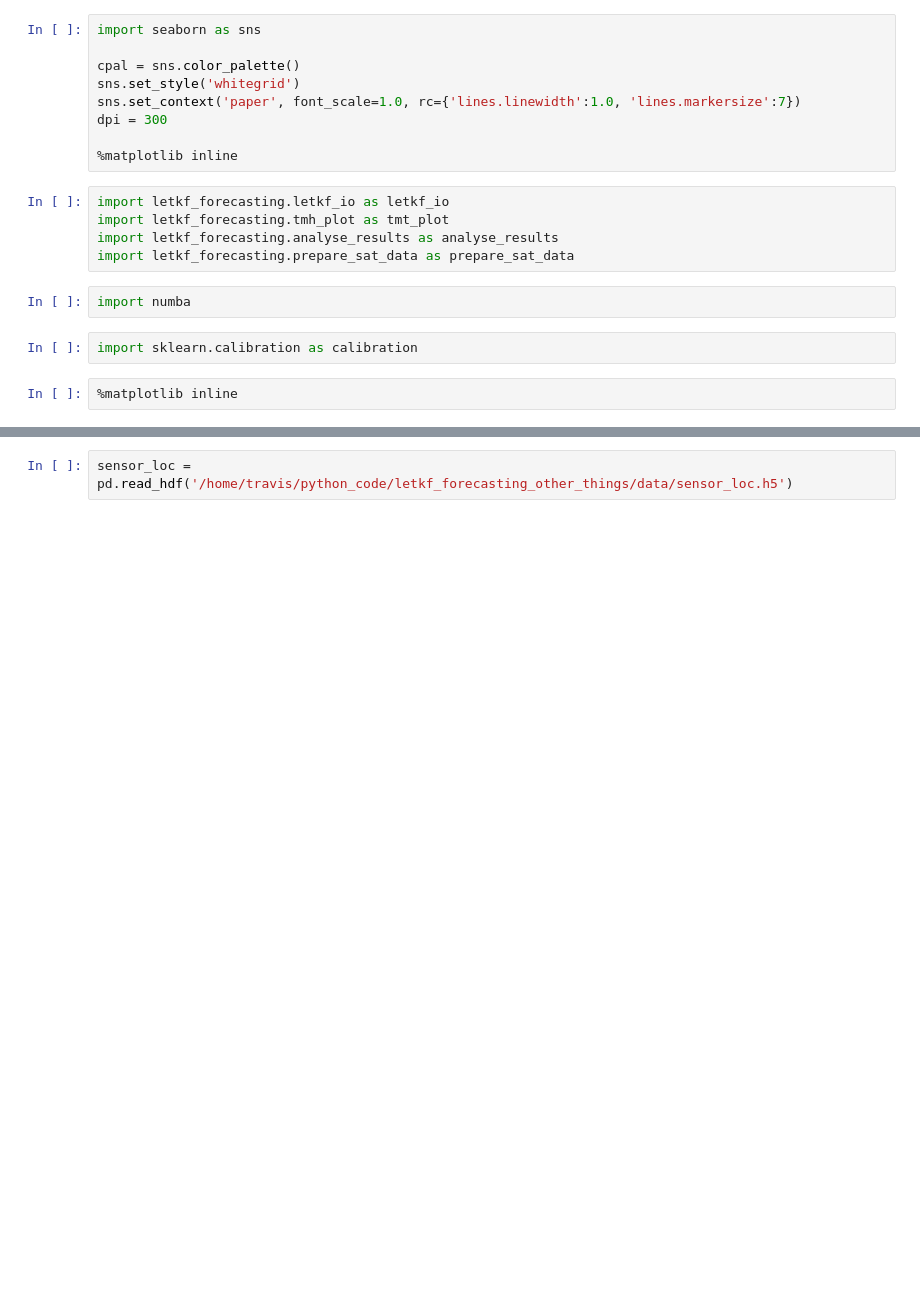
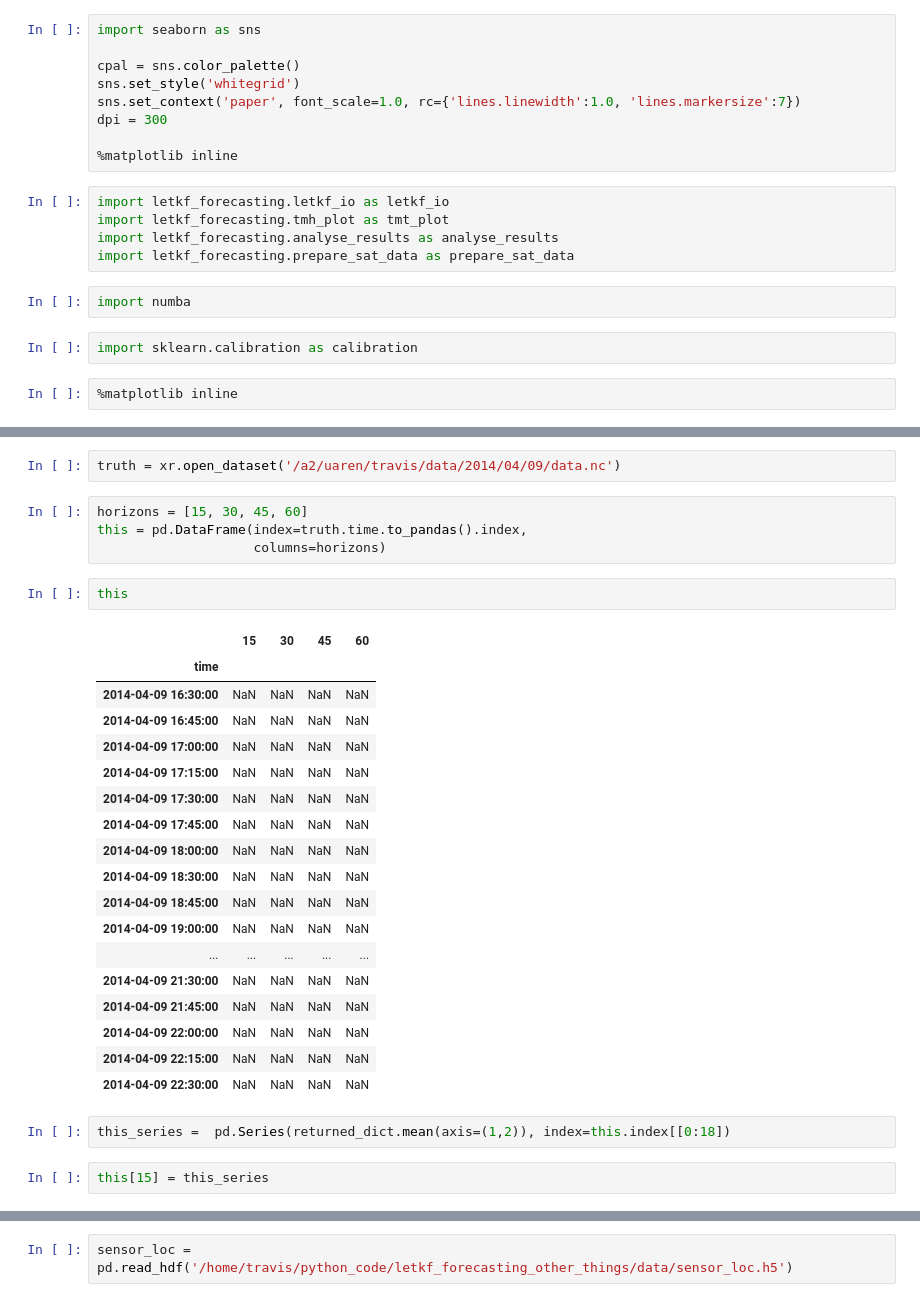
Before and after one commit to travisMharty/letkf_forecasting, a Jupyter notebook: notebooks/Probability Analysis many days.ipynb, the cells around one changed output, grey strips where cells are left out. Saved outputs shown, nothing was run; the diff lists cells and outputs as text; blank space fills up the shorter version.

```diff
--- a/notebooks/Probability Analysis many days.ipynb
+++ b/notebooks/Probability Analysis many days.ipynb
@@ -29,0 +75,31 @@ import sklearn.calibration as calibration
+# %%
+truth = xr.open_dataset('/a2/uaren/travis/data/2014/04/09/data.nc')
+# %%
+horizons = [15, 30, 45, 60]
+this = pd.DataFrame(index=truth.time.to_pandas().index,
+                    columns=horizons)
+# %%
+this
+# %% [output]
+|  | 15 | 30 | 45 | 60 |
+| time |  |  |  |  |
+| 2014-04-09 16:30:00 | NaN | NaN | NaN | NaN |
+| 2014-04-09 16:45:00 | NaN | NaN | NaN | NaN |
+| 2014-04-09 17:00:00 | NaN | NaN | NaN | NaN |
+| 2014-04-09 17:15:00 | NaN | NaN | NaN | NaN |
+| 2014-04-09 17:30:00 | NaN | NaN | NaN | NaN |
+| 2014-04-09 17:45:00 | NaN | NaN | NaN | NaN |
+| 2014-04-09 18:00:00 | NaN | NaN | NaN | NaN |
+| 2014-04-09 18:30:00 | NaN | NaN | NaN | NaN |
+| 2014-04-09 18:45:00 | NaN | NaN | NaN | NaN |
+| 2014-04-09 19:00:00 | NaN | NaN | NaN | NaN |
+| ... | ... | ... | ... | ... |
+| 2014-04-09 21:30:00 | NaN | NaN | NaN | NaN |
+| 2014-04-09 21:45:00 | NaN | NaN | NaN | NaN |
+| 2014-04-09 22:00:00 | NaN | NaN | NaN | NaN |
+| 2014-04-09 22:15:00 | NaN | NaN | NaN | NaN |
+| 2014-04-09 22:30:00 | NaN | NaN | NaN | NaN |
+# %%
+this_series =  pd.Series(returned_dict.mean(axis=(1,2)), index=this.index[[0:18])
+# %%
+this[15] = this_series
```
Also changed, not shown: parts of 33 cells of this notebook, 2 other files.
